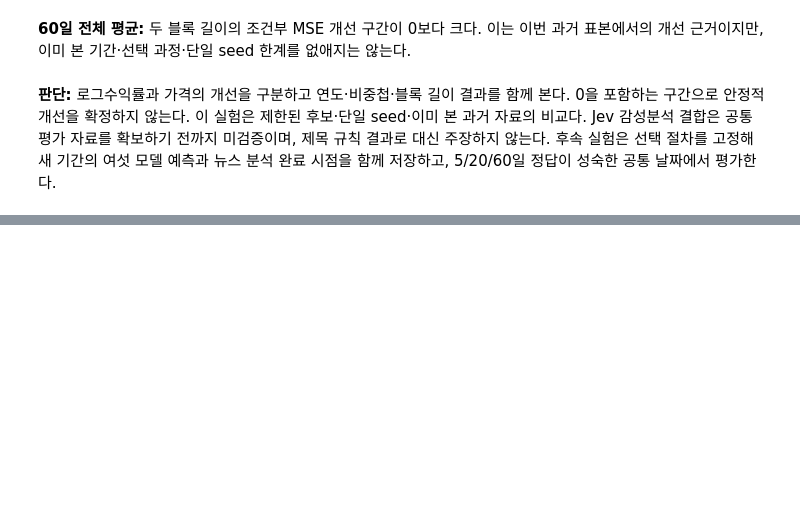
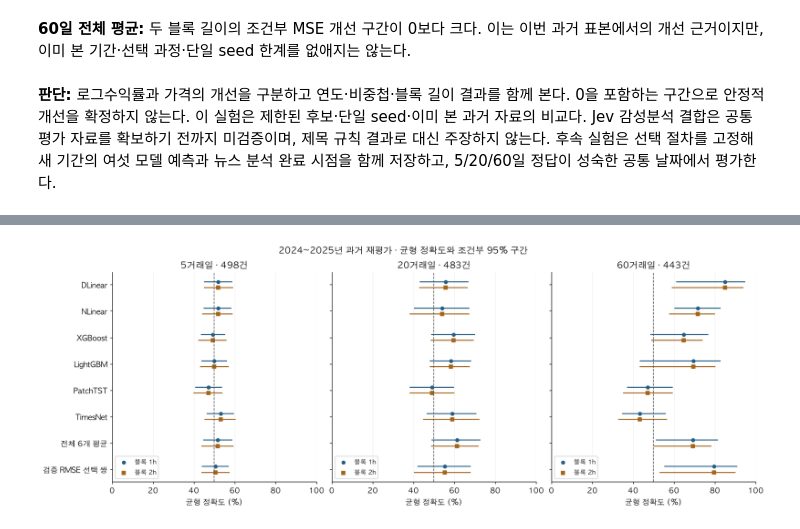
Before and after one commit to sjinie/Coffee_Price_Prediction, a Jupyter notebook: data_code/03_3_single_model_comparison.ipynb, the cells around one changed output, grey strips where cells are left out. Drawn from its saved outputs; the diff is of its cells as text; code cells hidden in the pictures; blank space fills up the shorter version.

```diff
--- a/data_code/03_3_single_model_comparison.ipynb
+++ b/data_code/03_3_single_model_comparison.ipynb
@@ -1395,0 +1651,24 @@ display(Markdown("**판단:** 로그수익률과 가격의 개선을 구분하
+# %%
+# 점과 구간: 같은 축으로 모델별 균형 정확도와 블록 길이 민감도를 비교한다.
+plot_names = [*MODELS, "전체 6개 평균", "검증 RMSE 선택 쌍"]
+fig, axes = plt.subplots(1, 3, figsize=(15, 5.5), sharey=True, constrained_layout=True)
+for ax, h in zip(axes, HORIZONS):
+    point = direction_scores.loc[direction_scores["지평"].eq(h)].set_index("모델")
+    for j, (multiplier, color, marker) in enumerate(((1, "#255F85", "o"), (2, "#A56518", "s"))):
+        ci = direction_intervals.loc[(direction_intervals["지평"] == h) &
+                                     (direction_intervals["블록"] == multiplier*h)].set_index("모델")
+        for pos, name in enumerate(plot_names):
+            row, y_pos = ci.loc[name], pos+(j-.5)*.22
+            ax.plot([row["균형 95% 하한"], row["균형 95% 상한"]], [y_pos, y_pos], color=color)
+            ax.scatter(point.loc[name, "균형 정확도 (%)"], y_pos, color=color, marker=marker,
+                       s=24, label=f"블록 {multiplier}h" if pos == 0 else None)
+    ax.axvline(50, color="#555555", linestyle="--", linewidth=1)
+    ax.set(xlim=(0, 100), title=f"{h}거래일 · {int(point.iloc[0]['표본'])}건",
+           xlabel="균형 정확도 (%)", yticks=range(len(plot_names)), yticklabels=plot_names)
+    ax.grid(axis="x", alpha=.18)
+    ax.legend(loc="lower left", fontsize=9)
+axes[0].invert_yaxis()
+fig.suptitle("2024~2025년 과거 재평가 · 균형 정확도와 조건부 95% 구간")
+plt.show()
+# %% [output]
+[figure, added]
```
Also changed, not shown: parts of 9 cells of this notebook, 3 other files.
